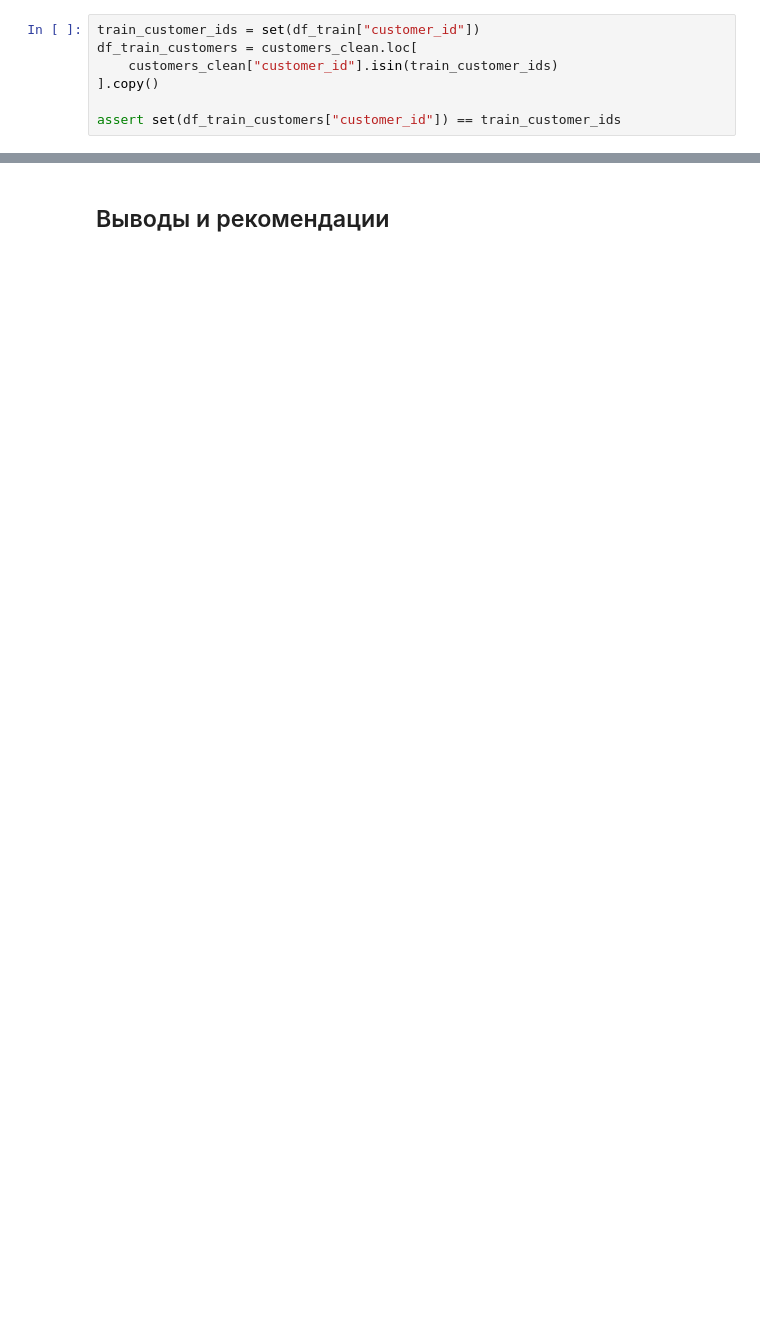
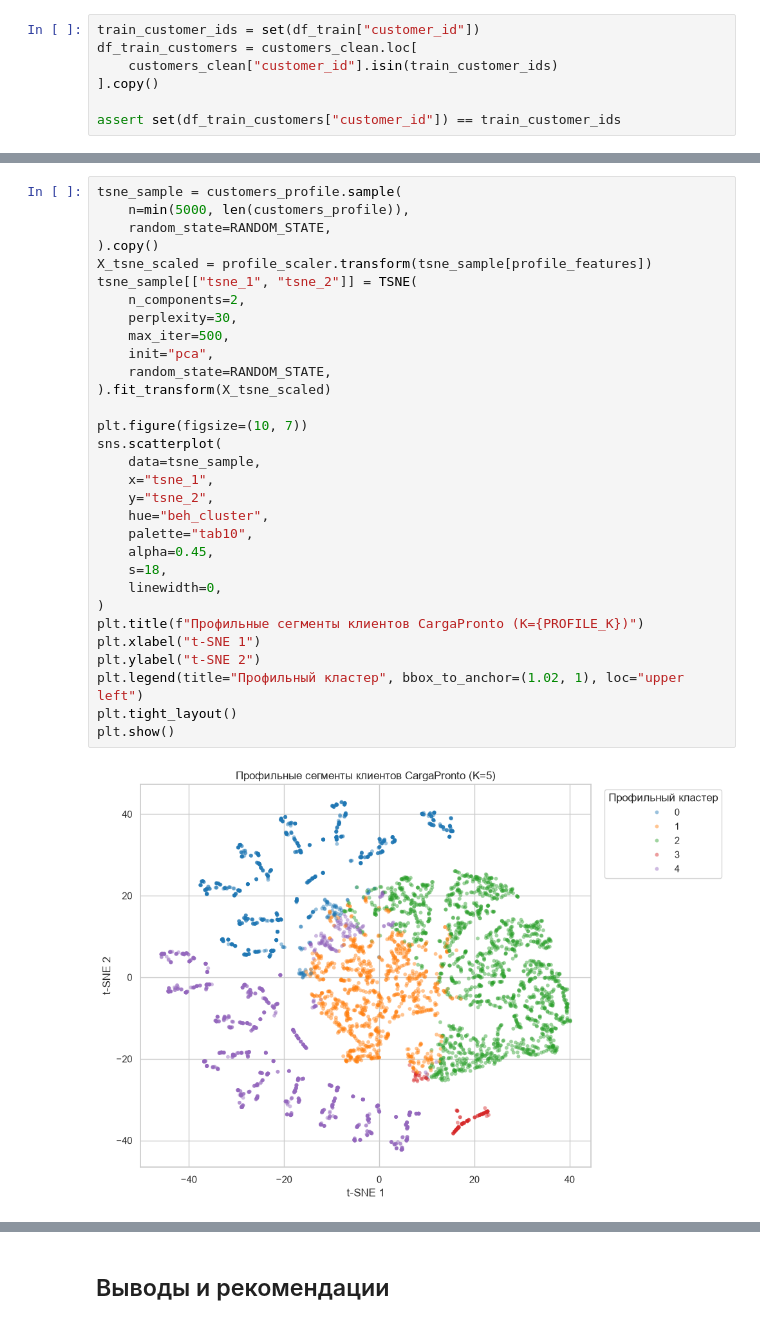
Before and after one commit to averagedigital/DS2026practicum, a Jupyter notebook: projects/module-5-unsupervised/clustering_risks.ipynb, the cells around one changed output, grey strips where cells are left out. Drawn from its saved outputs; the diff is of its cells as text; blank space fills up the shorter version.

```diff
--- a/projects/module-5-unsupervised/clustering_risks.ipynb
+++ b/projects/module-5-unsupervised/clustering_risks.ipynb
@@ -1060,0 +1043,33 @@ rfm_k_range = [6, 12, 20, 30]
+# %%
+tsne_sample = customers_profile.sample(
+    n=min(5000, len(customers_profile)),
+    random_state=RANDOM_STATE,
+).copy()
+X_tsne_scaled = profile_scaler.transform(tsne_sample[profile_features])
+tsne_sample[["tsne_1", "tsne_2"]] = TSNE(
+    n_components=2,
+    perplexity=30,
+    max_iter=500,
+    init="pca",
+    random_state=RANDOM_STATE,
+).fit_transform(X_tsne_scaled)
+
+plt.figure(figsize=(10, 7))
+sns.scatterplot(
+    data=tsne_sample,
+    x="tsne_1",
+    y="tsne_2",
+    hue="beh_cluster",
+    palette="tab10",
+    alpha=0.45,
+    s=18,
+    linewidth=0,
+)
+plt.title(f"Профильные сегменты клиентов CargaPronto (K={PROFILE_K})")
+plt.xlabel("t-SNE 1")
+plt.ylabel("t-SNE 2")
+plt.legend(title="Профильный кластер", bbox_to_anchor=(1.02, 1), loc="upper left")
+plt.tight_layout()
+plt.show()
+# %% [output]
+[figure, added]
```
Also changed, not shown: parts of 36 cells of this notebook.
